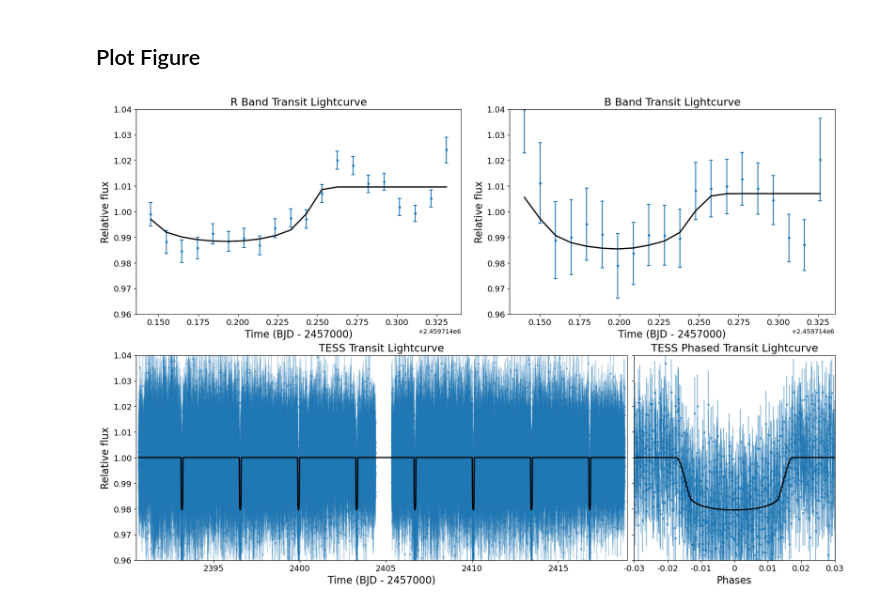
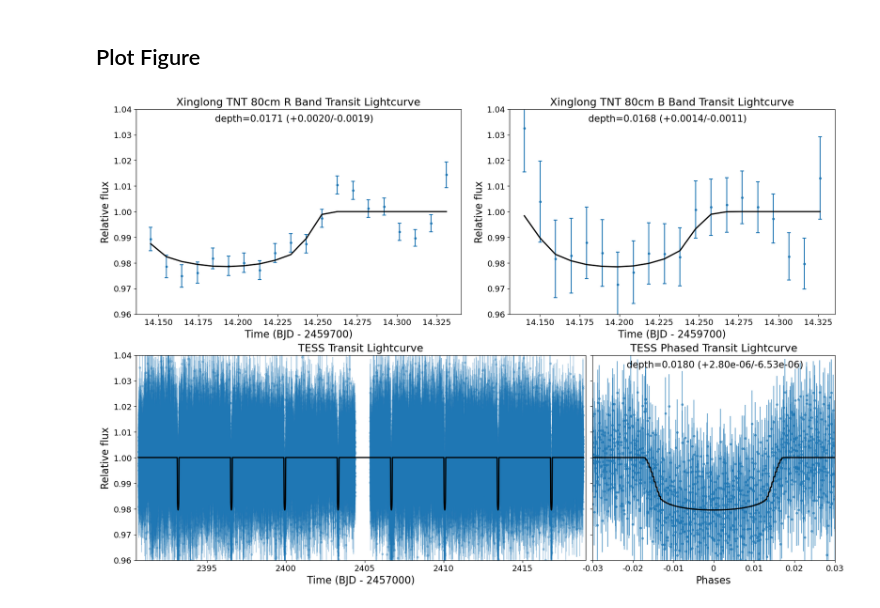
Before and after one commit to Lukeli0425/Exoplanet-Fit, a Jupyter notebook: figure.ipynb, the cells around one changed output. Drawn from its saved outputs; the diff is of its cells as text; code cells hidden in the pictures.

Commit message:
update figures

```diff
--- a/figure.ipynb
+++ b/figure.ipynb
@@ -18,3 +31,15 @@ except:
+# %%
+def load_data(results, tess=False):
+    times_lc = np.array(results['times_lc'])
+    data_lc = np.array(results['data_lc'])
+    errors_lc = np.array(results['errors_lc'])
+    transit_model = np.array(results['transit_model'])
+    phases = np.array(results['phases'])
+    if not tess:
+        data_lc = data_lc - (transit_model[-1] - 1)
+        transit_model = transit_model - (transit_model[-1] - 1)
+
+    return times_lc, data_lc, errors_lc, transit_model, phases
 # %% [markdown]
 ## Plot Figure
 # %%
@@ -23,66 +48,66 @@ gs = gridspec.GridSpec(2, 17)
 
 # R-band
 ax1 = plt.subplot(gs[0,0:8])
-ax1.errorbar(results['R-band']['times_lc'], results['R-band']['data_lc'],
-             yerr = results['R-band']['errors_lc'],
+times_lc, data_lc, errors_lc, transit_model, phases = load_data(results['R-band'])
+
+ax1.errorbar(times_lc-2459700, data_lc, yerr = errors_lc,
              fmt = '.', alpha = 1, linewidth=1.5, capsize=3, capthick=1.5)
-ax1.plot(results['R-band']['times_lc'], results['R-band']['transit_model'],
-         color='black', zorder=10, linewidth=2)
+ax1.plot(times_lc-2459700, transit_model, color='black', zorder=10, linewidth=2)
+ax1.set_xlabel('Time (BJD - 2459700)', fontsize=16)
+ax1.set_ylabel('Relative flux', fontsize=16)
 ax1.set_ylim([0.96,1.04])
-ax1.set_xlabel('Time (BJD - 2457000)', fontsize=16)
-ax1.set_ylabel('Relative flux', fontsize=16)
-ax1.set_title('R Band Transit Lightcurve', fontsize=17)
+ax1.set_title('Xinglong TNT 80cm R Band Transit Lightcurve', fontsize=17)
+ax1.set_title('depth={:.4f} (+{:.4f}/-{:.4f})'.format(depth['R'][0],depth['R'][1],depth['R'][2]),
+              loc='right', x=0.73, y=0.92, fontsize=15)
 ax1.tick_params(labelsize=13)
 
 
 # B-band
 ax2 = plt.subplot(gs[0,9:17])
-ax2.errorbar(results['B-band']['times_lc'], results['B-band']['data_lc'],
-             yerr = results['B-band']['errors_lc'],
+times_lc, data_lc, errors_lc, transit_model, phases = load_data(results['B-band'])
+ax2.errorbar(times_lc-2459700, data_lc, yerr = errors_lc,
              fmt = '.', alpha = 1, linewidth=1.5, capsize=3, capthick=1.5)
-ax2.plot(results['B-band']['times_lc'], results['B-band']['transit_model'],
-         color='black', zorder=10, linewidth=2)
+ax2.plot(times_lc-2459700, transit_model, color='black', zorder=10, linewidth=2)
+ax2.set_xlabel('Time (BJD - 2459700)', fontsize=16)
+ax2.set_ylabel('Relative flux', fontsize=16)
 ax2.set_ylim([0.96,1.04])
-ax2.set_xlabel('Time (BJD - 2457000)', fontsize=16)
-ax2.set_ylabel('Relative flux', fontsize=16)
-ax2.set_title('B Band Transit Lightcurve', fontsize=17)
+ax2.set_title('Xinglong TNT 80cm B Band Transit Lightcurve', fontsize=17)
+ax2.set_title('depth={:.4f} (+{:.4f}/-{:.4f})'.format(depth['B'][0],depth['B'][1],depth['B'][2]),
+              loc='right', x=0.73, y=0.92, fontsize=15)
 ax2.tick_params(labelsize=13)
 
 
 # TESS transit lightcurve:
-ax3 = plt.subplot(gs[1,0:12])
+ax3 = plt.subplot(gs[1,0:11])
+times_lc, data_lc, errors_lc, transit_model, phases = load_data(results['TESS'], True)
 # plot time v/s flux plot:
-ax3.errorbar(results['TESS']['times_lc'], results['TESS']['data_lc'],
-             results['TESS']['errors_lc'], fmt = '.', alpha = 0.3)
+ax3.errorbar(times_lc, data_lc, errors_lc, fmt = '.', alpha = 0.3)
 # plot the model
-ax3.plot(results['TESS']['times_lc'], results['TESS']['transit_model'],
-         color='black', zorder=10, linewidth=2)
+ax3.plot(times_lc, transit_model, color='black', zorder=10, linewidth=2)
 ax3.set_xlim([2390.5, 2419])
 ax3.set_ylim([0.96,1.04])
 ax3.set_xlabel('Time (BJD - 2457000)', fontsize=16)
 ax3.set_ylabel('Relative flux', fontsize=16)
 ax3.set_title('TESS Transit Lightcurve', fontsize=17)
 ax3.tick_params(labelsize=13)
 
 
 # TESS phased transit lightcurve
-ax4 = plt.subplot(gs[1,12:17])
-ax4.errorbar(results['TESS']['phases'], results['TESS']['data_lc'],
-             yerr = results['TESS']['errors_lc'],
-             fmt = '.', alpha = 0.5)
-idx = np.argsort(results['TESS']['phases'])
-ax4.plot(np.array(results['TESS']['phases'])[np.array(results['TESS']['idx'])],
-         np.array(results['TESS']['transit_model'])[np.array(results['TESS']['idx'])],
-         color='black', zorder=10, linewidth=2)
+ax4 = plt.subplot(gs[1,11:17])
+ax4.errorbar(phases, data_lc, yerr = errors_lc, fmt = '.', alpha = 0.6)
+idx = np.argsort(phases)
+ax4.plot(phases[idx], transit_model[idx],color='black', zorder=10, linewidth=2)
 ax4.yaxis.set_major_formatter(plt.NullFormatter())
+ax4.set_xlabel('Phases', fontsize=16)
 ax4.set_xlim([-0.03,0.03])
-ax4.set_ylim([0.96,1.04])
-ax4.set_xlabel('Phases', fontsize=16)
-ax4.set_title('TESS Phased Transit Lightcurve', fontsize=17)
 ax4.set_xticks([-0.03,-0.02,-0.01,0,0.01,0.02,0.03])
 ax4.set_xticklabels(['-0.03','-0.02','-0.01','0','0.01','0.02','0.03'])
+ax4.set_ylim([0.96,1.04])
+ax4.set_title('TESS Phased Transit Lightcurve', fontsize=17)
+ax4.set_title('depth={:.4f} (+{:.2e}/-{:.2e})'.format(depth['TESS'][0],depth['TESS'][1],depth['TESS'][2]),
+              loc='right', x=0.87, y=0.92, fontsize=15)
 ax4.tick_params(labelsize=13)
 
 plt.savefig(os.path.join('figures', 'figure.jpg'))
 # %% [output]
-[figure, old version]
+[figure, new version]
```
Also changed, not shown: parts of 2 cells of this notebook, 11 other files.
